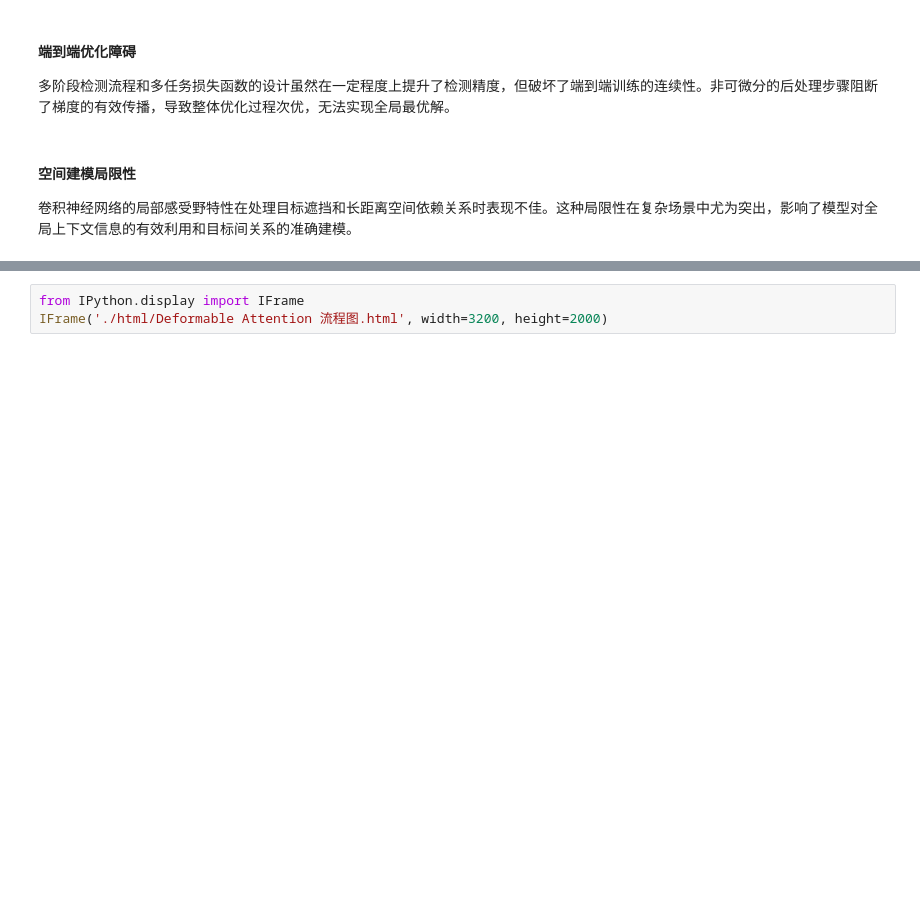
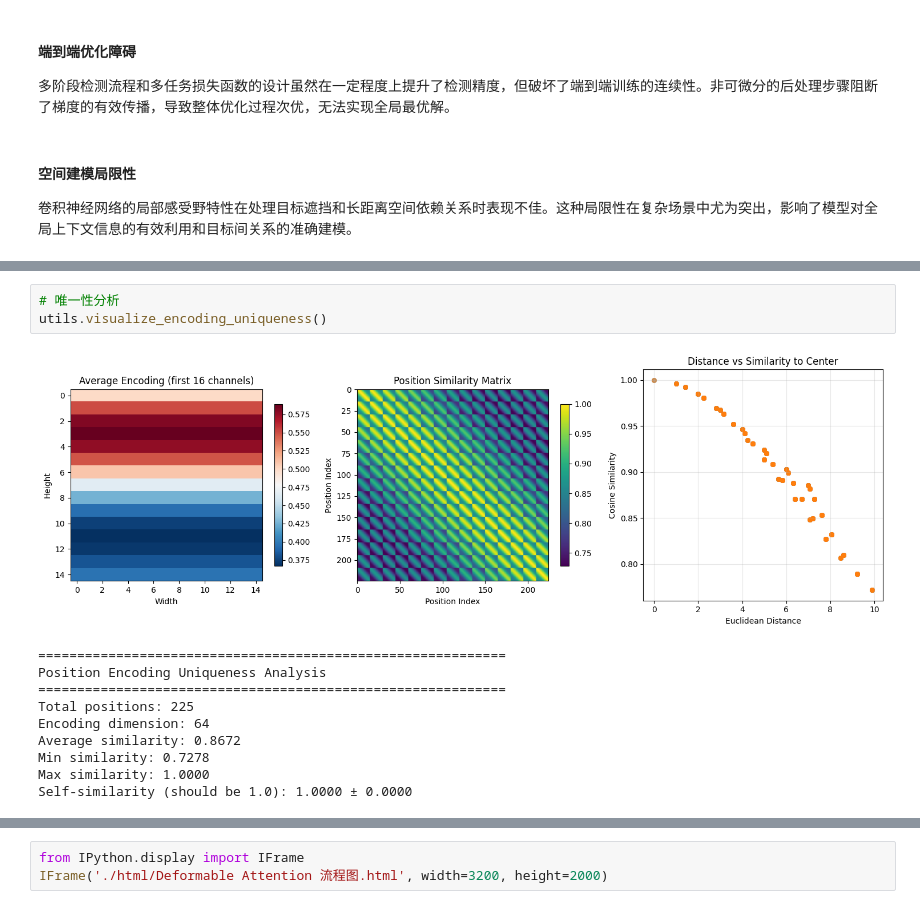
Before and after one commit to Rookie-AI-CV/detrs-notebook, a Jupyter notebook: DETR系列算法-从原型到SOTA.ipynb, the cells around one changed output, grey strips where cells are left out. Drawn from its saved outputs; the diff is of its cells as text; blank space fills up the shorter version.

```diff
--- a/DETR系列算法-从原型到SOTA.ipynb
+++ b/DETR系列算法-从原型到SOTA.ipynb
@@ -152,0 +366,14 @@ AI Tech Sharing · 2025-05-29
+# %%
+# 唯一性分析
+utils.visualize_encoding_uniqueness()
+# %% [output]
+[figure, added]
+============================================================
+Position Encoding Uniqueness Analysis
+============================================================
+Total positions: 225
+Encoding dimension: 64
+Average similarity: 0.8672
+Min similarity: 0.7278
+Max similarity: 1.0000
+Self-similarity (should be 1.0): 1.0000 ± 0.0000
```
Also changed, not shown: parts of 61 cells of this notebook, 1 other file.
